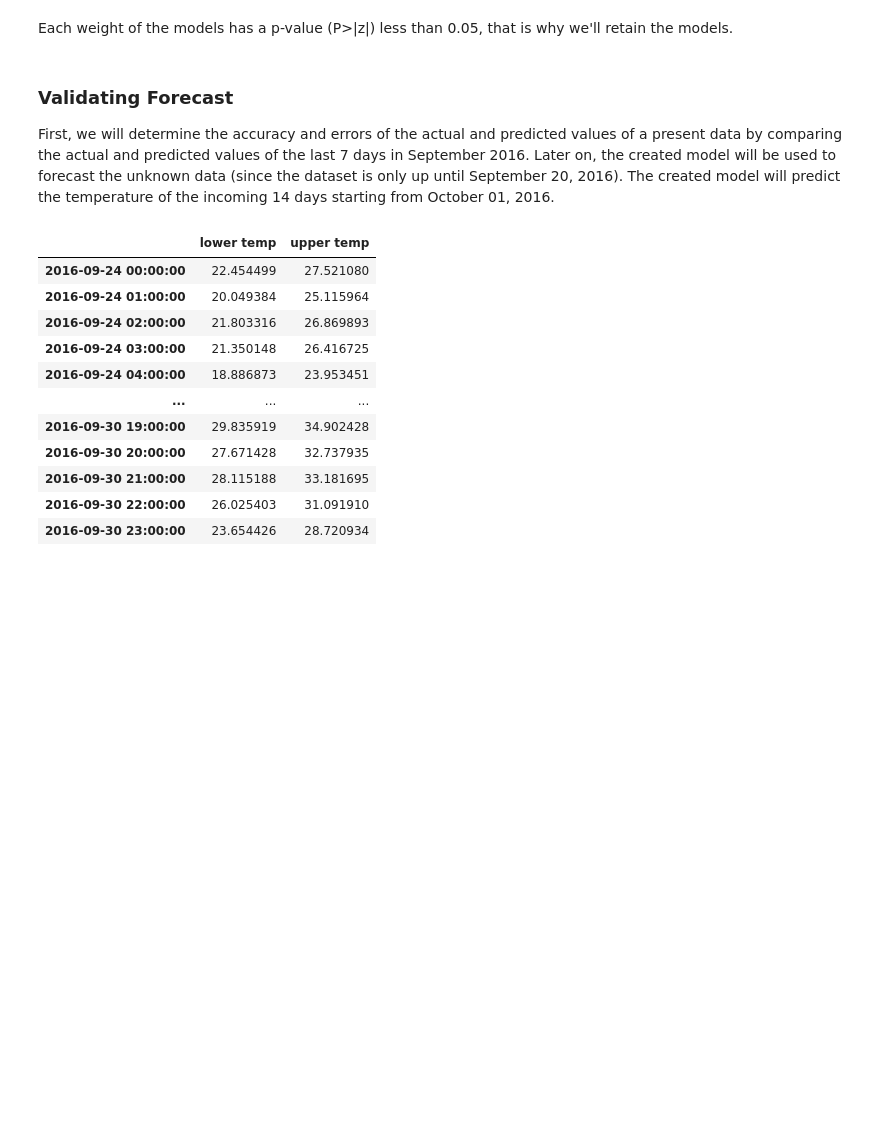
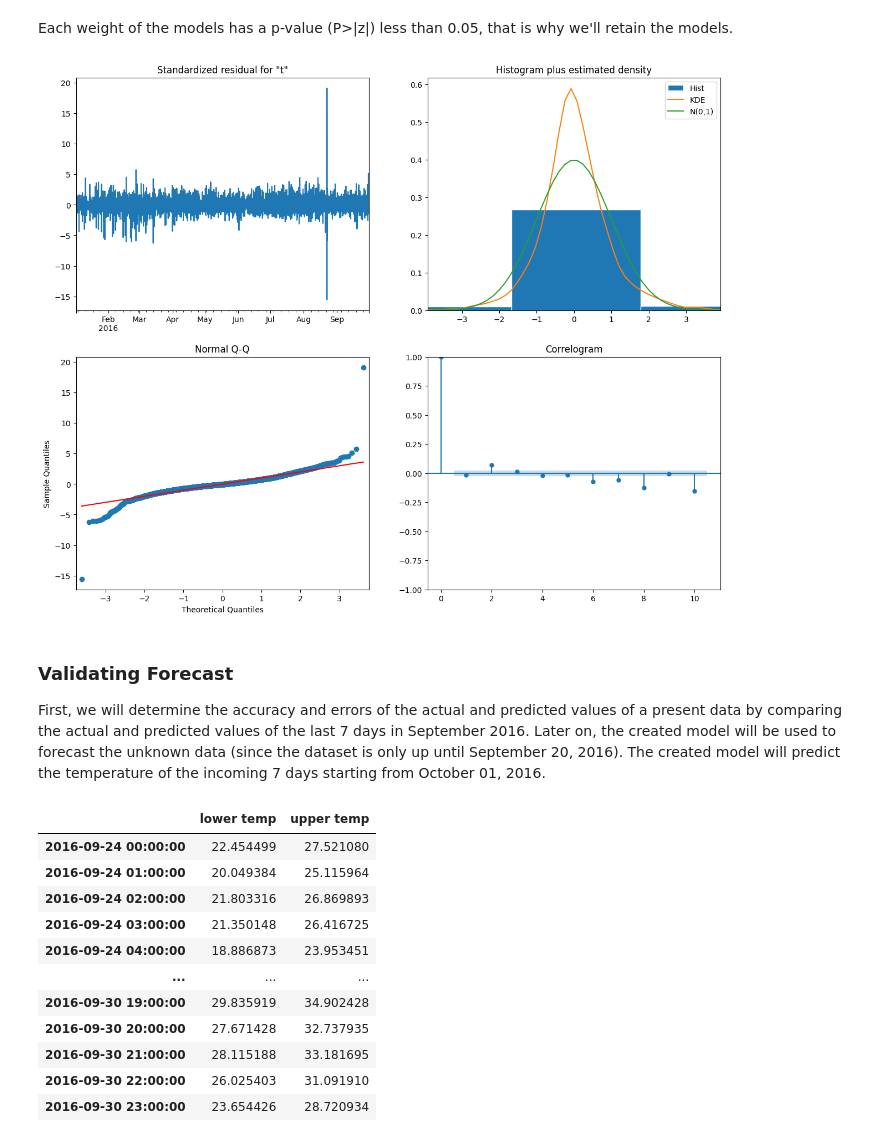
Before and after one commit to Mapua-Data-Science/module-3-exam-sudeste-group-6, a Jupyter notebook: src/notebook.ipynb, the cells around one changed output. Drawn from its saved outputs; the diff is of its cells as text; code cells hidden in the pictures; blank space fills up the shorter version.

Commit message:
Added more descriptive details to some parts of the dataset

```diff
--- a/src/notebook.ipynb
+++ b/src/notebook.ipynb
@@ -304,8 +401,13 @@ results.summary().tables[1]
 # %% [markdown]
 Each weight of the models has a p-value (P>|z|) less than 0.05, that is why we'll retain the models.
+# %%
+results.plot_diagnostics(figsize=(15,12))
+plt.show()
+# %% [output]
+[figure, added]
 # %% [markdown]
 ### Validating Forecast
-First, we will determine the accuracy and errors of the actual and predicted values of a present data by comparing the actual and predicted values of the last 7 days in September 2016. Later on, the created model will be used to forecast the unknown data (since the dataset is only up until September 20, 2016). The created model will predict the temperature of the incoming 14 days starting from October 01, 2016.
+First, we will determine the accuracy and errors of the actual and predicted values of a present data by comparing the actual and predicted values of the last 7 days in September 2016. Later on, the created model will be used to forecast the unknown data (since the dataset is only up until September 20, 2016). The created model will predict the temperature of the incoming 7 days starting from October 01, 2016.
 # %%
 # Confidence Interval of the dataset
 pred = results.get_prediction(start=pd.to_datetime('2016-09-24 00:00:00'), dynamic=False)
```
Also changed, not shown: parts of 54 cells of this notebook.
